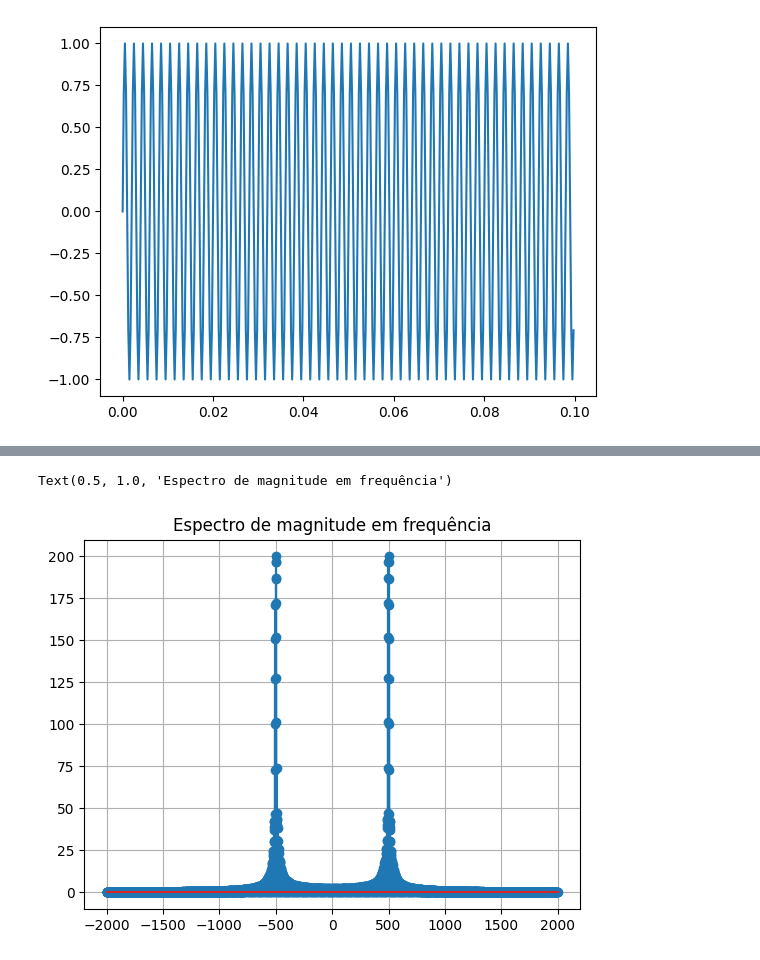
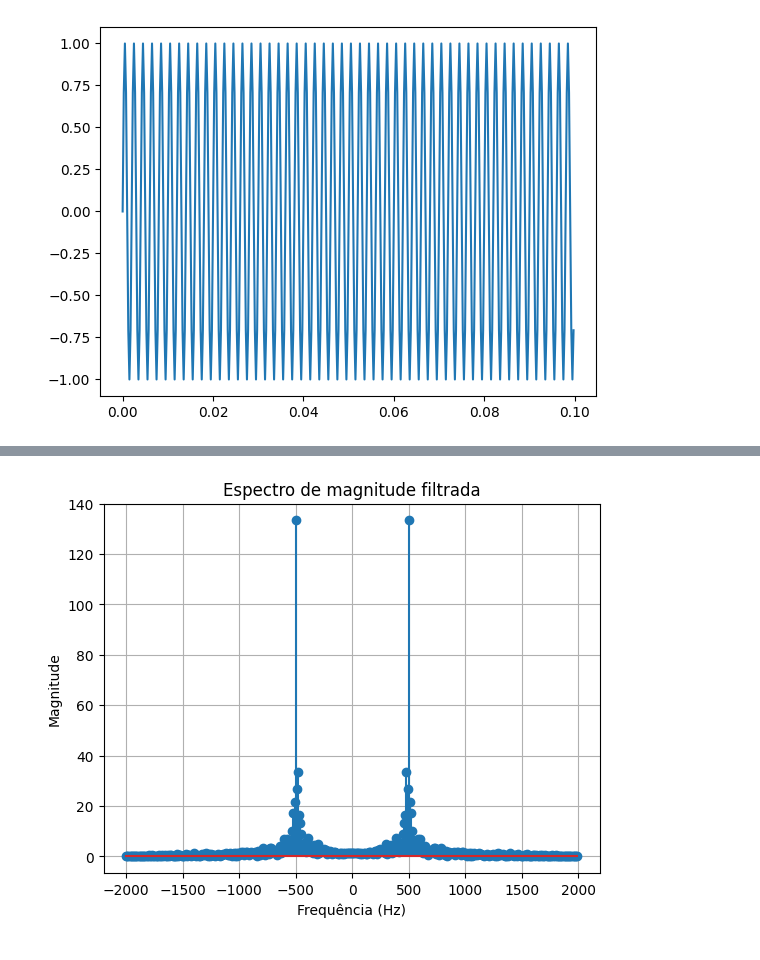
Before and after one commit to MatheusrCunha/PDS_1, a Jupyter notebook: Filtros_e_DFT_(1a_parte)_novo_matheus.ipynb, the cells around one changed output, grey strips where cells are left out. Drawn from its saved outputs; the diff is of its cells as text; code cells hidden in the pictures.

```diff
--- a/Filtros_e_DFT_(1a_parte)_novo_matheus.ipynb
+++ b/Filtros_e_DFT_(1a_parte)_novo_matheus.ipynb
@@ -210,6 +210,7 @@ Ts = 1/Fs # Periodo de amostragem
 num_passos = np.round(durt*Fs).astype(int) # número de passos
 n = np.arange(0,num_passos,1) # índices amostrais
 x_sinepuro =  ampl*np.sin(2*np.pi * f0 * n*Ts + fase_ini)
+noise = np.random.normal(0,2,len(x_sinepuro))
 t = n*Ts # escala de tempo do sinal
 plt.plot(t, x_sinepuro)
 # %% [output]
@@ -253,5 +238,5 @@ Text(0.5, 0, 'Frequency [radians / second]')
 # %%
-y_bandpass = signal.lfilter(b, a, sinal_final)
+y_bandpass = signal.lfilter(b, a, x_sinepuro+noise)
 
 plt.title('Plot do sinal senoidal filtrado')
 plt.plot(t, y_bandpass)
@@ -264,11 +275,12 @@ plt.show()
 # %%
-N = len(sinal_final)
-DFT_sine2 = fftpack.fftshift(fftpack.fft(x_sine2,N))
-mag_espectro = np.abs(DFT_sine2)
-f = fftpack.fftshift(fftpack.fftfreq(N, 1 / Fs))
+DFT = fftpack.fft( y_bandpass, len(y_bandpass) )
+mag_espectro = np.abs(DFT)
+f = fftpack.fftfreq( len(y_bandpass), 1/Fs )
 plt.stem(f,mag_espectro)
+plt.title('Espectro de magnitude filtrada')
+plt.ylabel('Magnitude')
+plt.xlabel('Frequência (Hz)')
 plt.grid()
-plt.title('Espectro de magnitude em frequência')
+plt.show()
 # %% [output]
-Text(0.5, 1.0, 'Espectro de magnitude em frequência')
-[figure, old version]
+[figure, new version]
```
Also changed, not shown: parts of 7 cells of this notebook.
